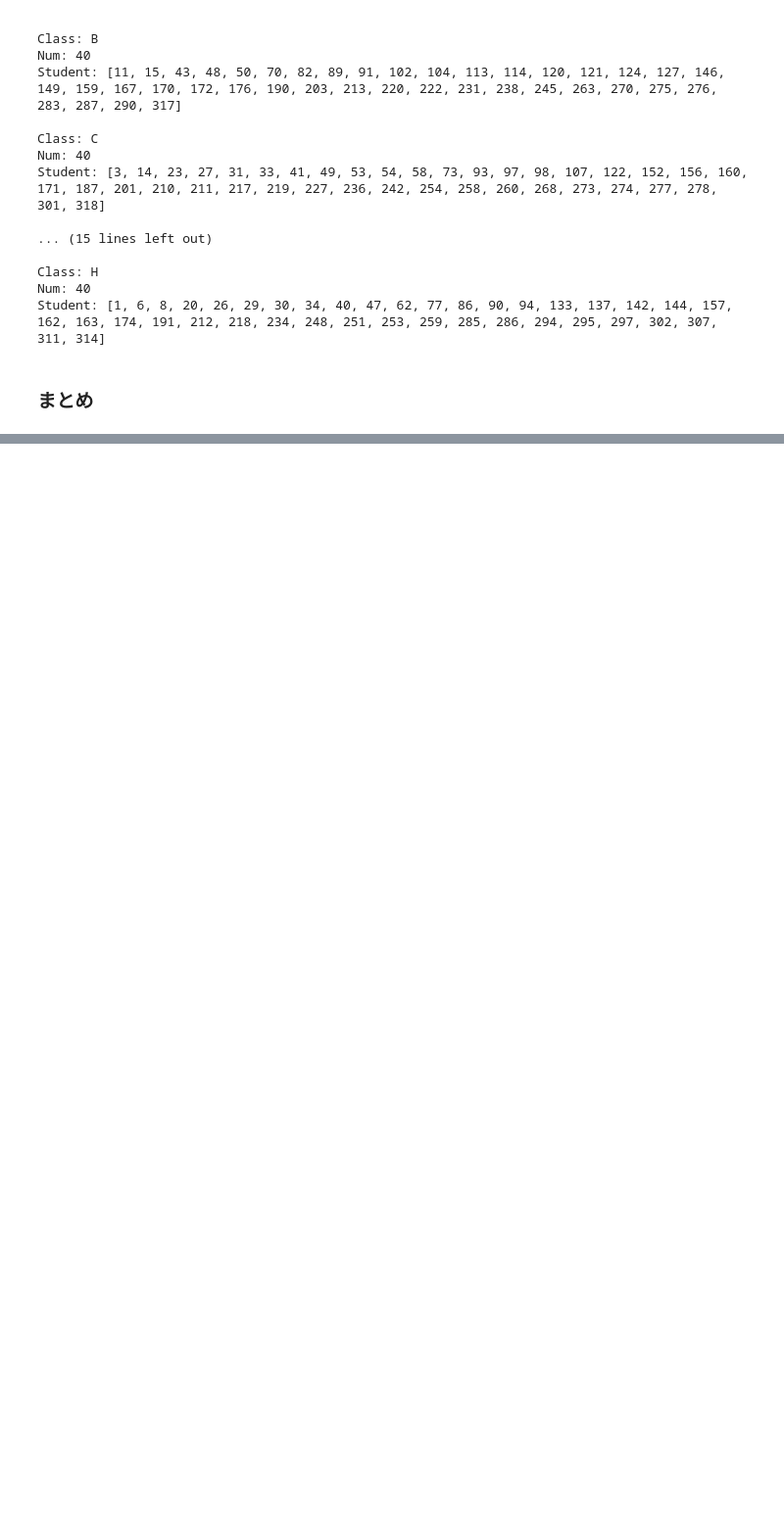
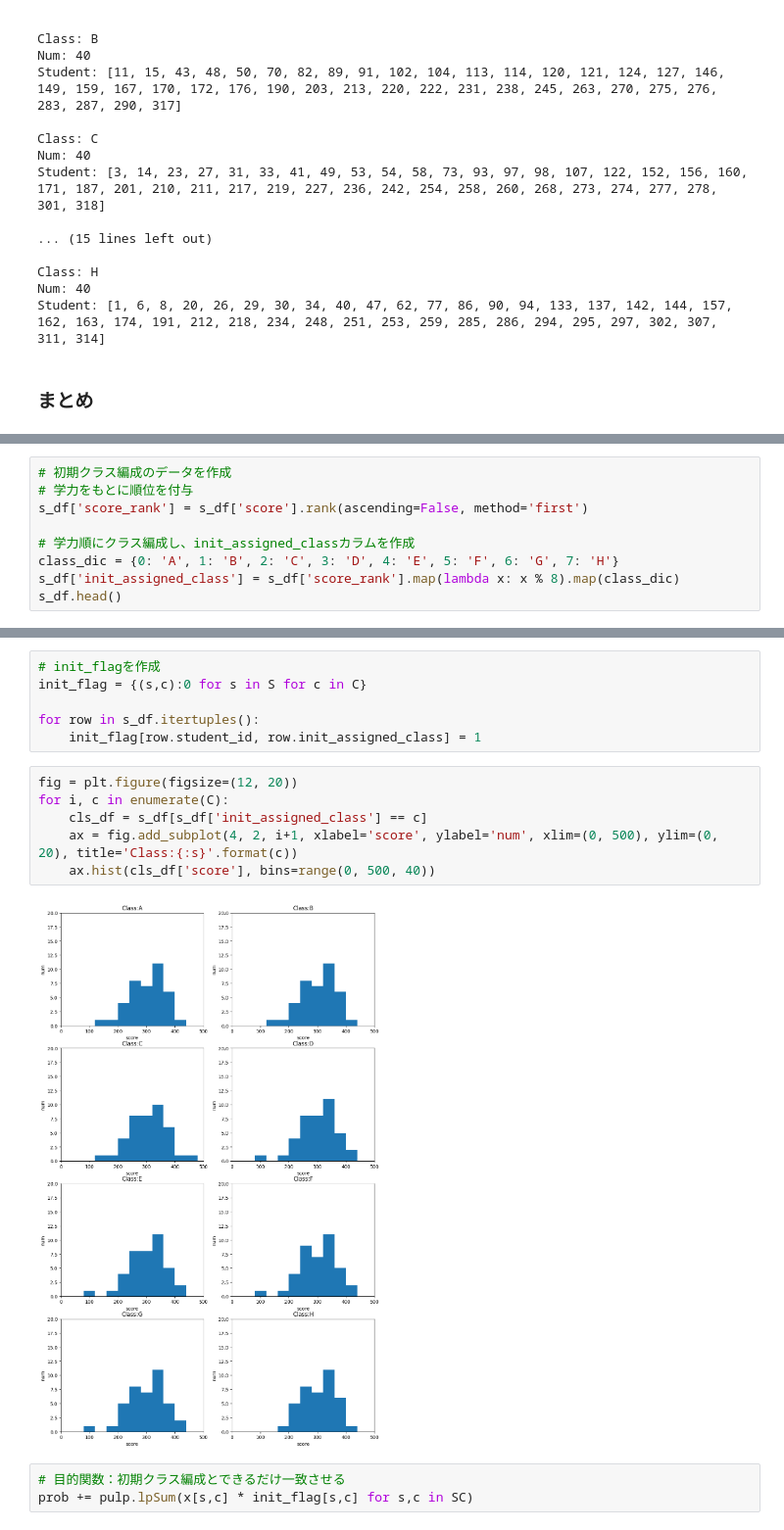
Before and after one commit to kskisb/operations_research, a Jupyter notebook: PyOptBook/3.school/chapter3.ipynb, the cells around one changed output, grey strips where cells are left out. Shown: that part at 98% size. Saved outputs shown, nothing was run; the diff lists cells and outputs as text; blank space fills up the shorter version.

```diff
--- a/PyOptBook/3.school/chapter3.ipynb
+++ b/PyOptBook/3.school/chapter3.ipynb
@@ -330,0 +472,9 @@ Students: [6, 8, 20, 26, 29, 30, 34, 40, 47, 77, 86, 90, 94, 133, 137, 142, 144,
+# %%
+# 初期クラス編成のデータを作成
+# 学力をもとに順位を付与
+s_df['score_rank'] = s_df['score'].rank(ascending=False, method='first')
+
+# 学力順にクラス編成し、init_assigned_classカラムを作成
+class_dic = {0: 'A', 1: 'B', 2: 'C', 3: 'D', 4: 'E', 5: 'F', 6: 'G', 7: 'H'}
+s_df['init_assigned_class'] = s_df['score_rank'].map(lambda x: x % 8).map(class_dic)
+s_df.head()
@@ -330,0 +488,17 @@ Students: [6, 8, 20, 26, 29, 30, 34, 40, 47, 77, 86, 90, 94, 133, 137, 142, 144,
+# %%
+# init_flagを作成
+init_flag = {(s,c):0 for s in S for c in C}
+
+for row in s_df.itertuples():
+    init_flag[row.student_id, row.init_assigned_class] = 1
+# %%
+fig = plt.figure(figsize=(12, 20))
+for i, c in enumerate(C):
+    cls_df = s_df[s_df['init_assigned_class'] == c]
+    ax = fig.add_subplot(4, 2, i+1, xlabel='score', ylabel='num', xlim=(0, 500), ylim=(0, 20), title='Class:{:s}'.format(c))
+    ax.hist(cls_df['score'], bins=range(0, 500, 40))
+# %% [output]
+[figure, added]
+# %%
+# 目的関数：初期クラス編成とできるだけ一致させる
+prob += pulp.lpSum(x[s,c] * init_flag[s,c] for s,c in SC)
```
Also changed, not shown: parts of 19 cells of this notebook.
